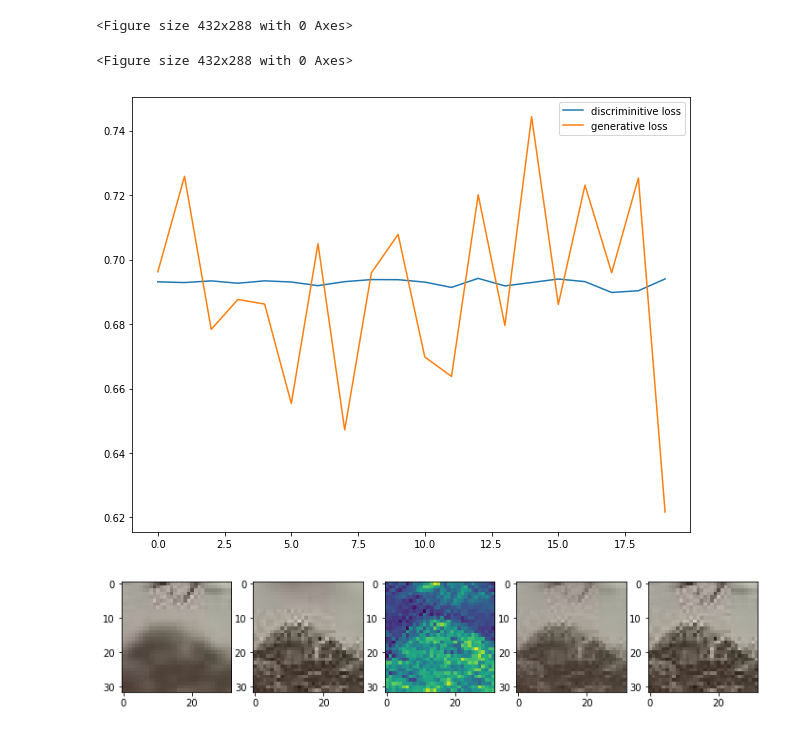
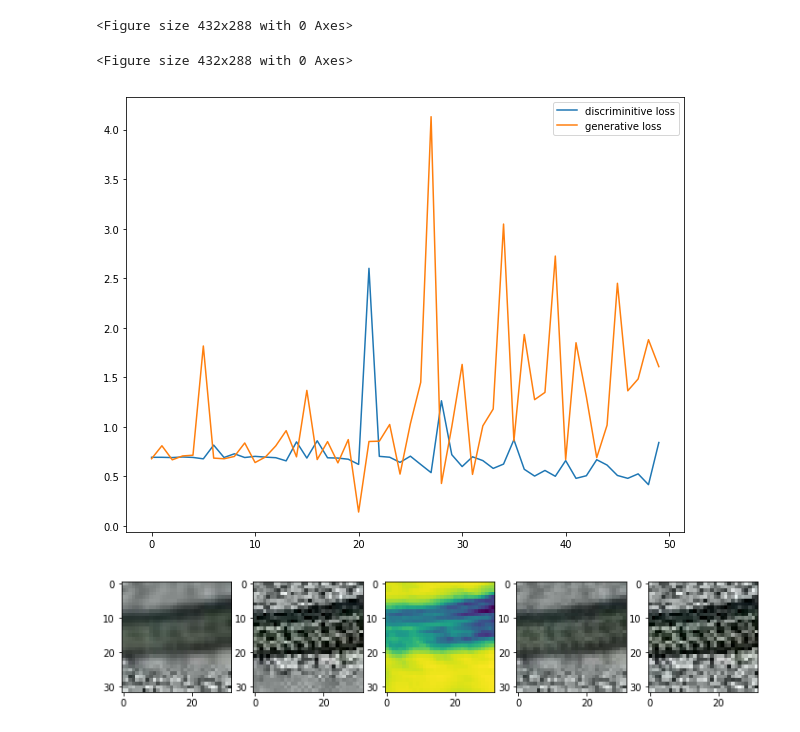
Before and after one commit to cianhwang/FusionNet, a Jupyter notebook: fusionnet.ipynb, the cells around one changed output. Drawn from its saved outputs; the diff is of its cells as text; code cells hidden in the pictures.

```diff
--- a/fusionnet.ipynb
+++ b/fusionnet.ipynb
@@ -18,9 +16,10 @@ Using TensorFlow backend.
 def load_imgs(path, number, train_type):
     result=np.empty((number, 48, 48, 3), dtype="float64")
     for i in range(number):
-        I = cv2.imread(path + "{:05}_{}.jpeg".format(i+1, train_type))
+#        if path == "./blurImg/"
+        I = cv2.imread(path + "{:04}_{}.jpeg".format(i+1, train_type))
 #         else:
-#             I = cv2.imread(path + "{:05}_{}.jpeg".format(i+1001, train_type))
+#             I = cv2.imread(path + "{:04}_{}.jpeg".format(i+1001, train_type))
         #I = I[8:-8, 8:-8, :]
         result[i, :, :, :] = I
     return result/result.max()
@@ -131,3 +129,7 @@ Total params: 287,042
 Trainable params: 287,042
 Non-trainable params: 0
 __________________________________________________________________________________________________
+# %%
+generator.compile(loss='mse', optimizer='adam')
+for e in range(10):
+    generator.fit([x_train1, x_train2], y_train)
@@ -134,18 +181,24 @@ ________________________________________________________________________________
 # %%
 def disnet(x):
-    y = layers.Conv2D(filters = 32, kernel_size = (3, 3), strides = (2, 2),
+    y = layers.Conv2D(filters = 16, kernel_size = (5, 5), strides = (2, 2),
                       padding='same')(x)
     y = layers.LeakyReLU()(y)
-    y = layers.Conv2D(filters = 64, kernel_size = (3, 3), strides = (2, 2),
+    y = layers.Conv2D(filters = 32, kernel_size = (5, 5), strides = (1, 1),
                       padding='same')(y)
     y = layers.LeakyReLU()(y)
-    y = layers.Conv2D(filters = 64, kernel_size = (3, 3), strides = (2, 2),
+    y = layers.Conv2D(filters = 32, kernel_size = (5, 5), strides = (2, 2),
                       padding='same')(y)
     y = layers.LeakyReLU()(y)
-    y = layers.Conv2D(filters = 128, kernel_size = (3, 3), strides = (2, 2),
+    y = layers.Conv2D(filters = 64, kernel_size = (5, 5), strides = (1, 1),
                       padding='same')(y)
     y = layers.LeakyReLU()(y)
-    y = layers.Conv2D(filters = 128, kernel_size = (3, 3), strides = (2, 2),
+    y = layers.Conv2D(filters = 64, kernel_size = (5, 5), strides = (2, 2),
+                      padding='same')(y)
+    y = layers.LeakyReLU()(y)
+    y = layers.Conv2D(filters = 128, kernel_size = (5, 5), strides = (2, 2),
+                      padding='same')(y)
+    y = layers.LeakyReLU()(y)
+    y = layers.Conv2D(filters = 128, kernel_size = (5, 5), strides = (2, 2),
                       padding='same')(y)
     y = layers.LeakyReLU()(y)
 #     y = layers.Conv2D(filters = 256, kernel_size = (5, 5), strides = (1, 1),
@@ -219,14 +272,14 @@ def plot_loss(losses):
         plt.legend()
         plt.show()
 # %%
-epoch = 500
-batchSize = 32
+epoch = 50
+batchSize = 16
 losses = {"d":[], "g":[]}
 for e in tqdm(range(epoch)):
     rand_idx = np.random.randint(0, x_train1.shape[0], size = batchSize)
     img_batch1 = x_train1[rand_idx, :, :, :]
     img_batch2 = x_train2[rand_idx, :, :, :]
-    y_batch = y_test[np.random.randint(0, y_test.shape[0], size = batchSize), :, :, :]
+    y_batch = y_train[np.random.randint(0, y_test.shape[0], size = batchSize), :, :, :]
     img_fake = generator.predict([img_batch1, img_batch2])
     img_valid = y_batch
     dis_input = np.concatenate((img_fake, img_valid), axis = 0)
@@ -238,40 +291,40 @@ for e in tqdm(range(epoch)):
     d_loss = discriminator.train_on_batch(dis_input, label)
     losses["d"].append(d_loss)
 
     gan_label = np.ones((batchSize,))
     discriminator.trainable = False
     gan.compile(loss='binary_crossentropy', optimizer='adam')
     #gan.summary()
     g_loss = gan.train_on_batch([img_batch1, img_batch2], gan_label)
     losses["g"].append(g_loss)
 
-    if e % 5 == 4:
+    if e % 10 == 9:
         plot_loss(losses)
 
-
-        prediction = generator.predict([x1[135:136, :, :, :], x2[135:136, :, :, :]])
+        imgIdx = 5
+        prediction = generator.predict([x1[imgIdx:imgIdx+1, :, :, :], x2[imgIdx:imgIdx+1, :, :, :]])
         get_layer_output = K.function([generator.layers[0].input, generator.layers[1].input],
                                           [generator.layers[-2].output])
 
-        layer_output = np.array(get_layer_output([x1[135:136, :, :, :], x2[135:136, :, :, :]])[0])
+        layer_output = np.array(get_layer_output([x1[imgIdx:imgIdx+1, :, :, :], x2[imgIdx:imgIdx+1, :, :, :]])[0])
 
         fig=plt.figure(figsize=(12, 12))
         columns = 5
         rows = 1
         fig.add_subplot(rows, columns, 1)
-        plt.imshow(x1[135, 8:-8, 8:-8, :])
+        plt.imshow(x1[imgIdx, 8:-8, 8:-8, :])
         fig.add_subplot(rows, columns, 2)
-        plt.imshow(x2[135, 8:-8, 8:-8, :])
+        plt.imshow(x2[imgIdx, 8:-8, 8:-8, :])
         fig.add_subplot(rows, columns, 3)
         plt.imshow(layer_output[0, :, :, 0])
         fig.add_subplot(rows, columns, 4)
         plt.imshow(prediction[0, :, :, :])
         fig.add_subplot(rows, columns, 5)
-        plt.imshow(y[135, :, :, :])
+        plt.imshow(y[imgIdx, :, :, :])
         plt.show()
 # %% [output]
 <Figure size 432x288 with 0 Axes>
 <Figure size 432x288 with 0 Axes>
-[figure, old version]
+[figure, new version]
-[figure, old version]
+[figure, new version]
 # %%
```
Also changed, not shown: parts of 8 cells of this notebook.
